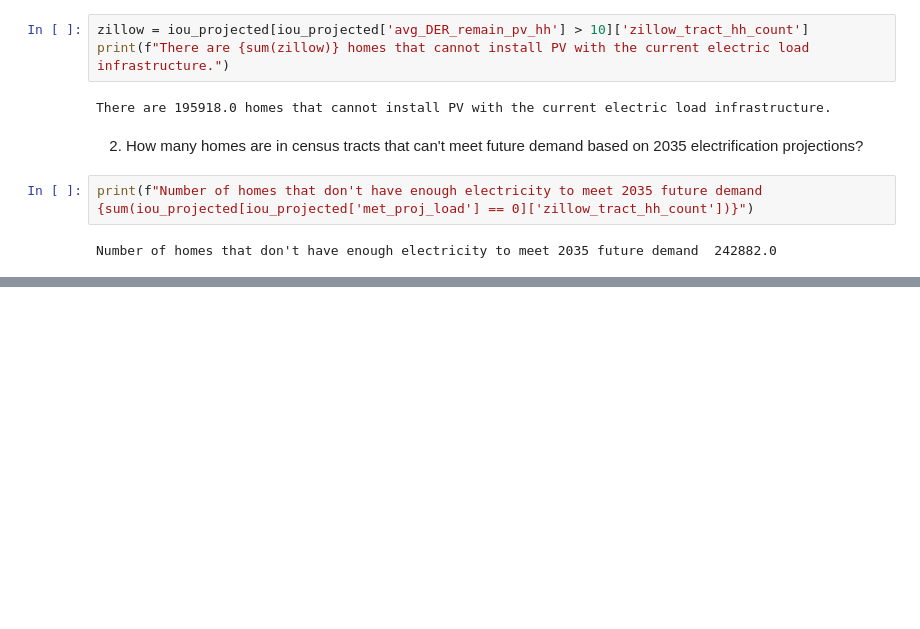
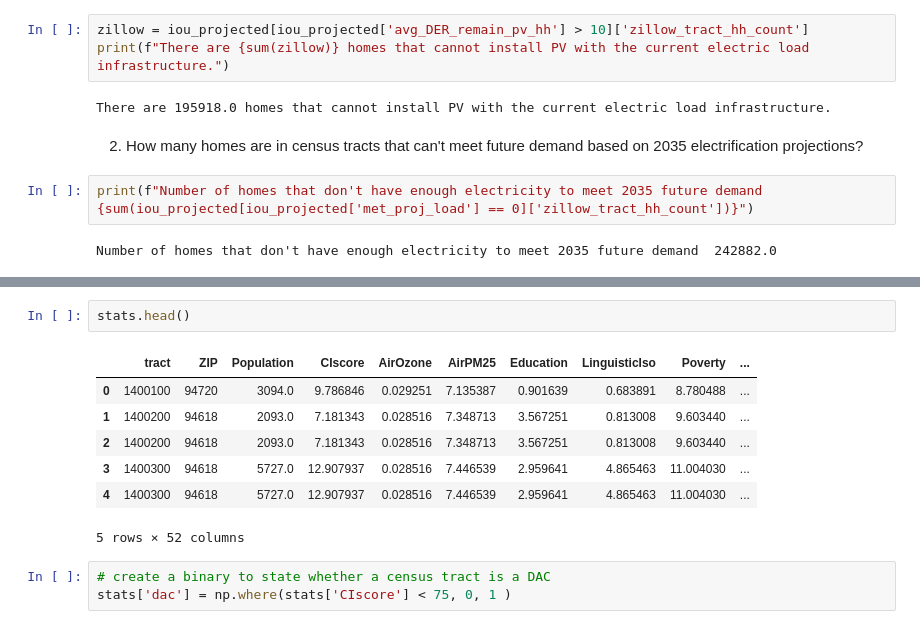
Before and after one commit to ElectriGrid/projected-load-analysis, a Jupyter notebook: headroom_vs_projected.ipynb, the cells around one changed output, grey strips where cells are left out. Cells and saved outputs as stored; diff of their text form; blank space fills up the shorter version.

```diff
--- a/headroom_vs_projected.ipynb
+++ b/headroom_vs_projected.ipynb
@@ -427,0 +507,13 @@ Number of homes that don't have enough electricity to meet 2035 future demand  2
+# %%
+stats.head()
+# %% [output]
+|  | tract | ZIP | Population | CIscore | AirOzone | AirPM25 | Education | LinguisticIso | Poverty | ... |
+| 0 | 1400100 | 94720 | 3094.0 | 9.786846 | 0.029251 | 7.135387 | 0.901639 | 0.683891 | 8.780488 | ... |
+| 1 | 1400200 | 94618 | 2093.0 | 7.181343 | 0.028516 | 7.348713 | 3.567251 | 0.813008 | 9.603440 | ... |
+| 2 | 1400200 | 94618 | 2093.0 | 7.181343 | 0.028516 | 7.348713 | 3.567251 | 0.813008 | 9.603440 | ... |
+| 3 | 1400300 | 94618 | 5727.0 | 12.907937 | 0.028516 | 7.446539 | 2.959641 | 4.865463 | 11.004030 | ... |
+| 4 | 1400300 | 94618 | 5727.0 | 12.907937 | 0.028516 | 7.446539 | 2.959641 | 4.865463 | 11.004030 | ... |
+5 rows × 52 columns
+# %%
+# create a binary to state whether a census tract is a DAC
+stats['dac'] = np.where(stats['CIscore'] < 75, 0, 1 )
```
Also changed, not shown: parts of 6 cells of this notebook.
